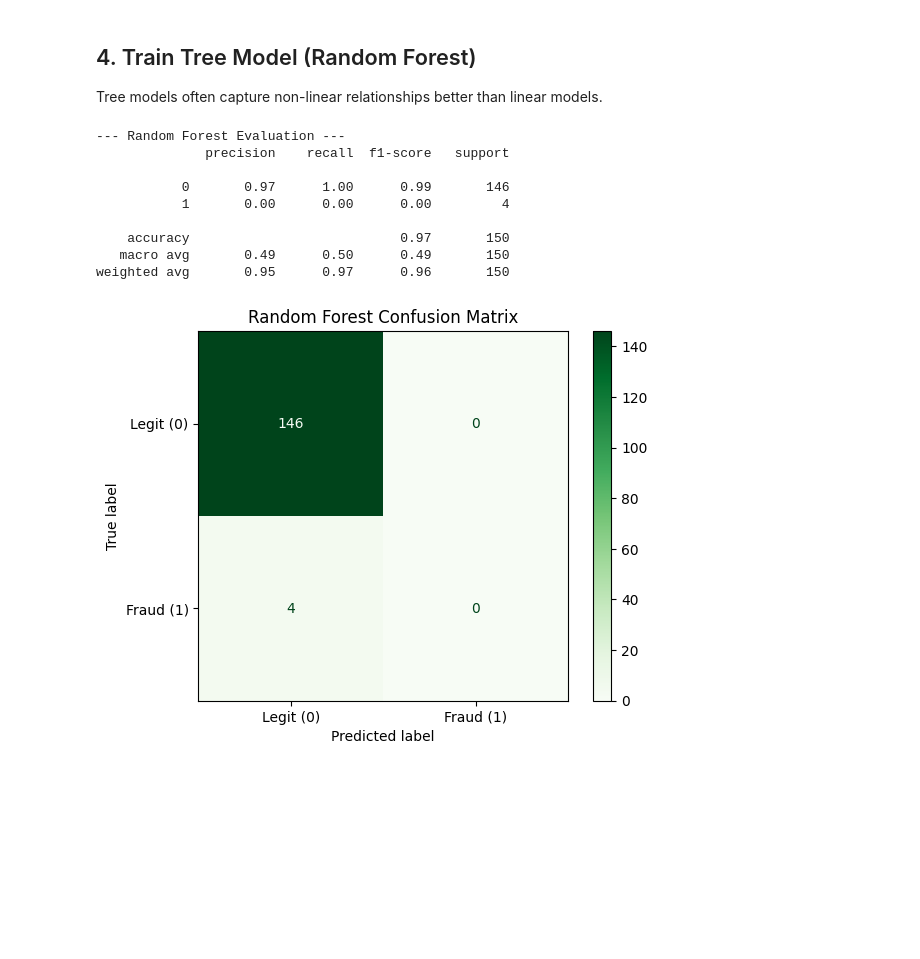
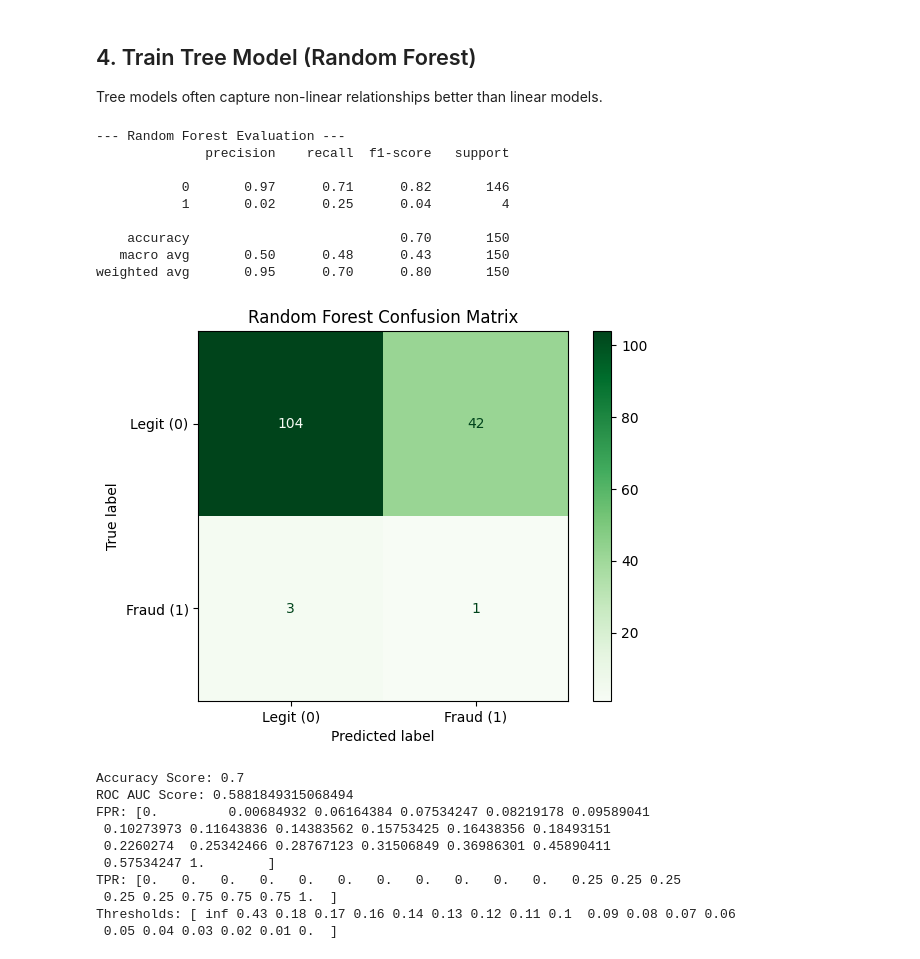
Before and after one commit to vibhore-pcplusa/Upscale_on_ML, a Jupyter notebook: stage5_modelling.ipynb, the cells around one changed output. Cells and saved outputs as stored; diff of their text form; code cells hidden in the pictures; blank space fills up the shorter version.

Commit message:
Add FastAPI E2E tests and update stage 5 modeling notebook with additional metrics

```diff
--- a/stage5_modelling.ipynb
+++ b/stage5_modelling.ipynb
@@ -180,31 +196,56 @@ Tree models often capture non-linear relationships better than linear models.
 # %%
 from sklearn.ensemble import RandomForestClassifier
 
 # Initialize and train the Random Forest model
 rf_model = RandomForestClassifier(class_weight='balanced', n_estimators=100, random_state=42)
-rf_model.fit(X_train, y_train)
+rf_model.fit(X_train_scaled, y_train)
 
 # Predict on the test set
-y_pred_rf = rf_model.predict(X_test)
+#y_pred_rf = rf_model.predict(X_test)
+rf_probs = rf_model.predict_proba(X_test_scaled)[:,1]
+# Lower the threshold to 5% to aggressively catch more fraud (at 5% threshold it catches one fraud)
+custom_threshold = 0.05
+y_pred_rf_custom = (rf_probs >= custom_threshold).astype(int)
 
 # Output evaluation metrics
 print("--- Random Forest Evaluation ---")
-print(classification_report(y_test, y_pred_rf, zero_division=0))
+#print(classification_report(y_test, y_pred_rf, zero_division=0))
+print(classification_report(y_test, y_pred_rf_custom, zero_division=0))
 
 # Plot Confusion Matrix
-cm_rf = confusion_matrix(y_test, y_pred_rf)
+#cm_rf = confusion_matrix(y_test, y_pred_rf)
+
+cm_rf = confusion_matrix(y_test, y_pred_rf_custom)
 disp_rf = ConfusionMatrixDisplay(confusion_matrix=cm_rf, display_labels=['Legit (0)', 'Fraud (1)'])
 disp_rf.plot(cmap='Greens')
 plt.title("Random Forest Confusion Matrix")
 plt.show()
+
+from sklearn.metrics import accuracy_score, roc_auc_score, roc_curve
+print('Accuracy Score:', accuracy_score(y_test, y_pred_rf_custom))
+print('ROC AUC Score:', roc_auc_score(y_test, rf_probs))
+fpr, tpr, thresholds = roc_curve(y_test, rf_probs)
+print('FPR:', fpr)
+print('TPR:', tpr)
+print('Thresholds:', thresholds)
 # %% [output]
 --- Random Forest Evaluation ---
               precision    recall  f1-score   support
 
-           0       0.97      1.00      0.99       146
-           1       0.00      0.00      0.00         4
+           0       0.97      0.71      0.82       146
+           1       0.02      0.25      0.04         4
 
-    accuracy                           0.97       150
-   macro avg       0.49      0.50      0.49       150
-weighted avg       0.95      0.97      0.96       150
+    accuracy                           0.70       150
+   macro avg       0.50      0.48      0.43       150
+weighted avg       0.95      0.70      0.80       150
-[figure, old version]
+[figure, new version]
+Accuracy Score: 0.7
+ROC AUC Score: 0.5881849315068494
+FPR: [0.         0.00684932 0.06164384 0.07534247 0.08219178 0.09589041
+ 0.10273973 0.11643836 0.14383562 0.15753425 0.16438356 0.18493151
+ 0.2260274  0.25342466 0.28767123 0.31506849 0.36986301 0.45890411
+ 0.57534247 1.        ]
+TPR: [0.   0.   0.   0.   0.   0.   0.   0.   0.   0.   0.   0.25 0.25 0.25
+ 0.25 0.25 0.75 0.75 0.75 1.  ]
+Thresholds: [ inf 0.43 0.18 0.17 0.16 0.14 0.13 0.12 0.11 0.1  0.09 0.08 0.07 0.06
+ 0.05 0.04 0.03 0.02 0.01 0.  ]
```
Also changed, not shown: parts of 1 cell of this notebook, 1 other file.
